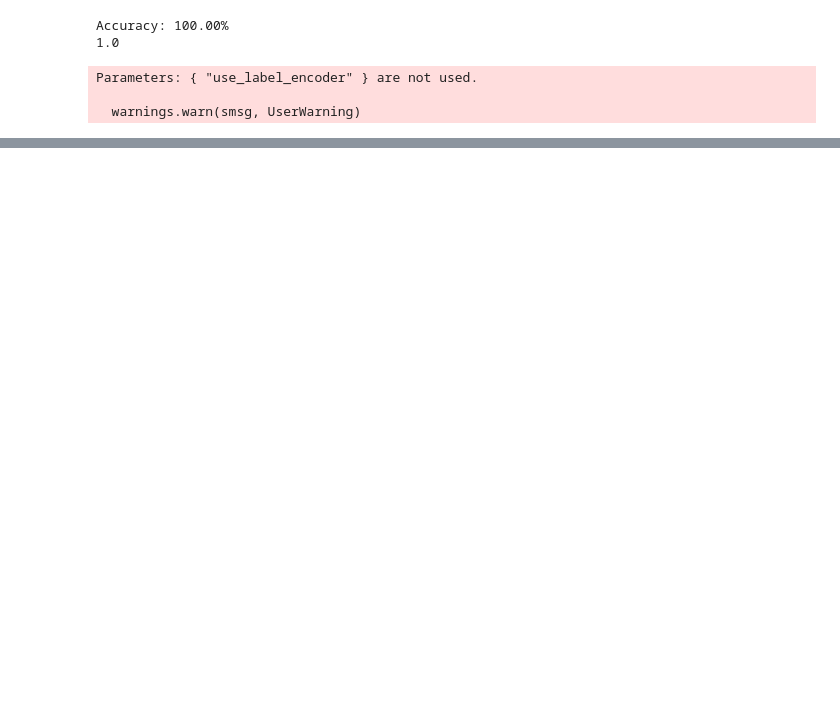
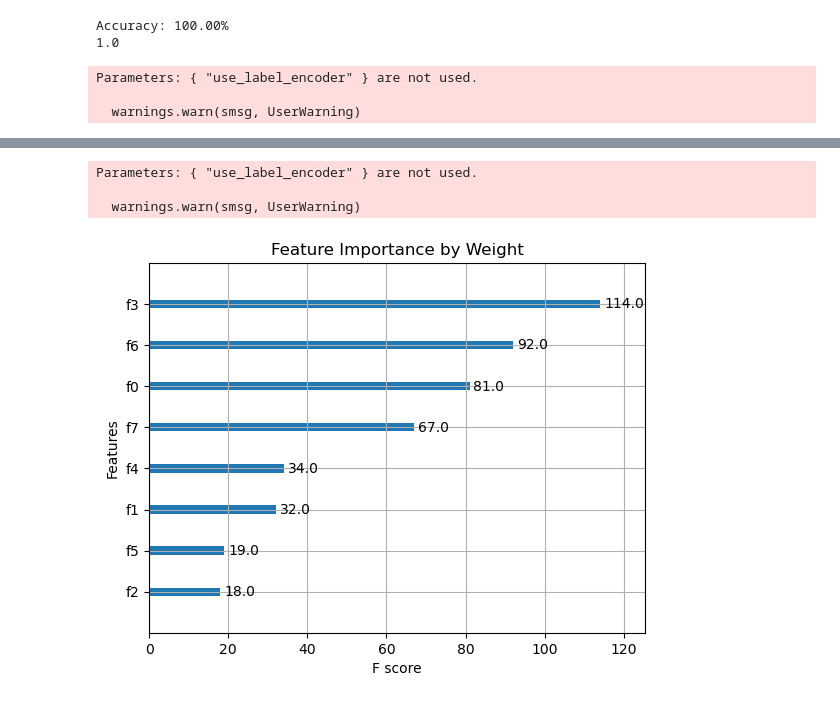
Before and after one commit to liam-li-ming/Learning, a Jupyter notebook: online_shoppers/testing.ipynb, the cells around one changed output, grey strips where cells are left out. Saved outputs shown, nothing was run; the diff lists cells and outputs as text; code cells hidden in the pictures; blank space fills up the shorter version.

```diff
--- a/online_shoppers/testing.ipynb
+++ b/online_shoppers/testing.ipynb
@@ -33,0 +159,17 @@ Parameters: { "use_label_encoder" } are not used.
+# %%
+import matplotlib.pyplot as plt
+import xgboost as xgb
+
+# Assuming the model has been trained with X_train_scaled and y_train
+xgb_classifier = xgb.XGBClassifier(objective='binary:logistic', use_label_encoder=False, eval_metric='logloss')
+xgb_classifier.fit(X_train_scaled, y_train)
+
+# Plot feature importance using default "weight" metric
+xgb.plot_importance(xgb_classifier)
+plt.title('Feature Importance by Weight')
+plt.show()
+# %% [output]
+Parameters: { "use_label_encoder" } are not used.
+
+  warnings.warn(smsg, UserWarning)
+[figure, added]
```
Also changed, not shown: parts of 5 cells of this notebook.
